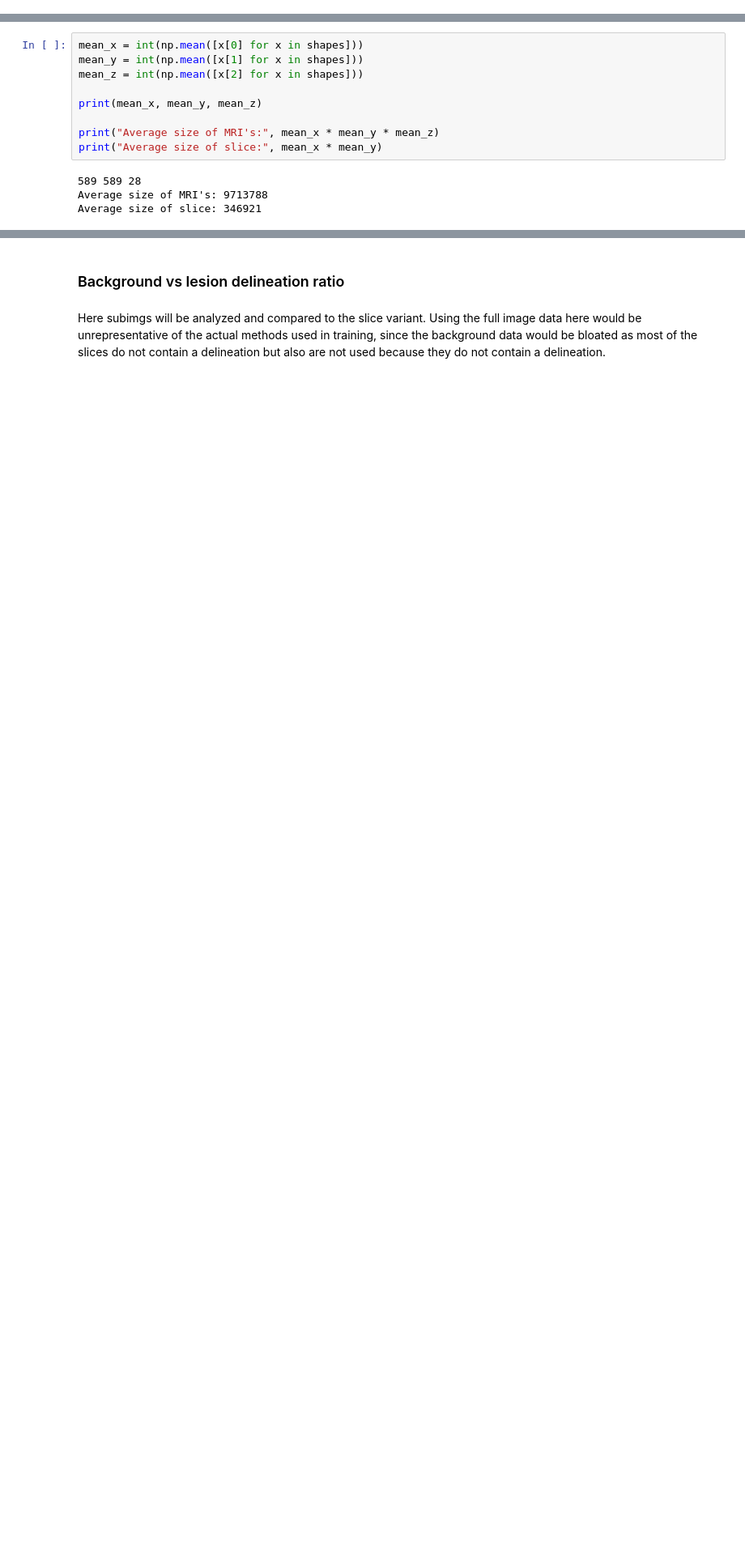
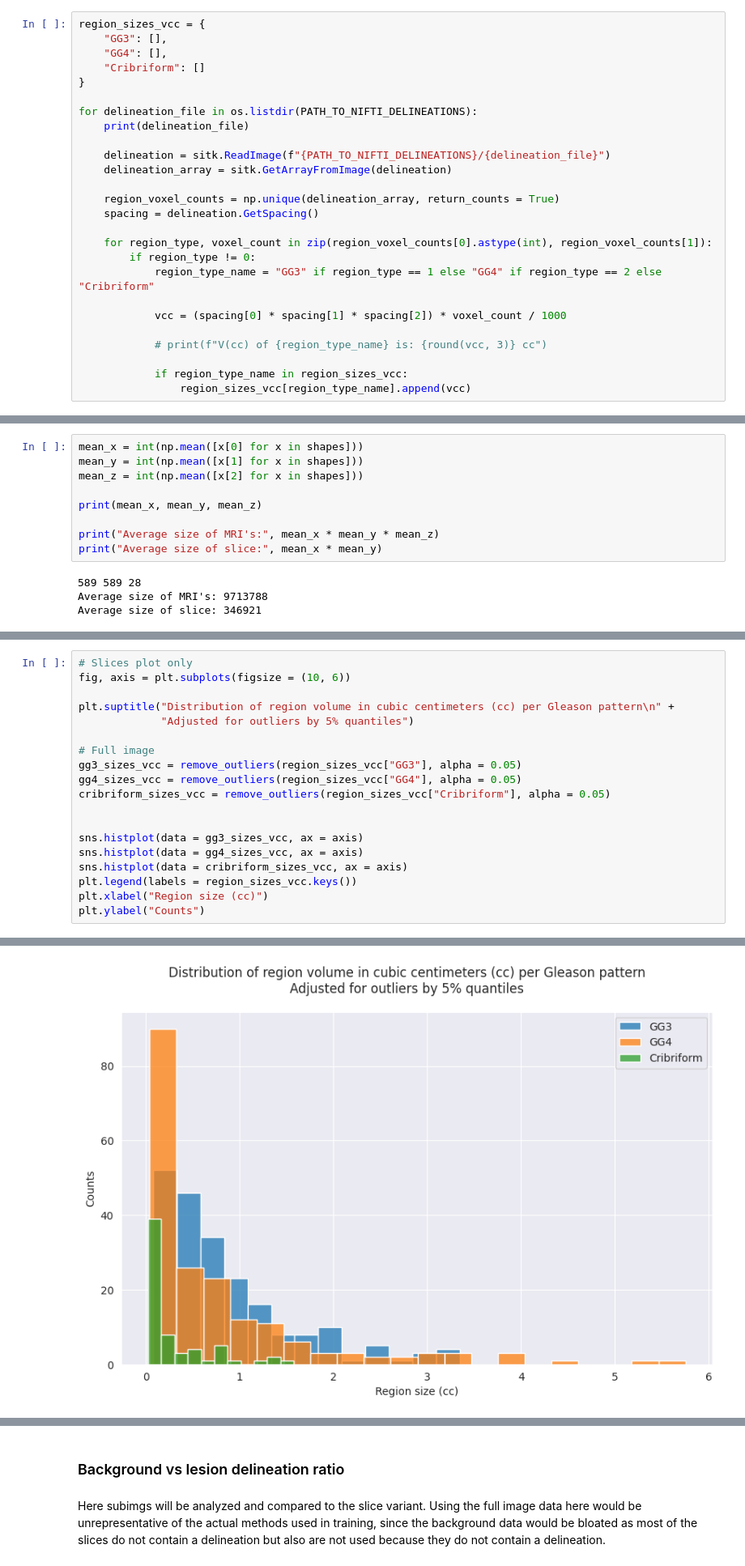
Before and after one commit to Looqes/pca_thesis_project, a Jupyter notebook: notebooks/eda2.ipynb, the cells around one changed output, grey strips where cells are left out. Shown: that part at 81% size. Cells and saved outputs as stored; diff of their text form; blank space fills up the shorter version.

```diff
--- a/notebooks/eda2.ipynb
+++ b/notebooks/eda2.ipynb
@@ -19,3 +23,29 @@ from patient import Patient
 patient_loader = read_scans_utils.load_patients_from_pickle(
             pickles_path = "../data/pkl_preprocessed"
         )
+# %%
+region_sizes_vcc = {
+    "GG3": [],
+    "GG4": [],
+    "Cribriform": []
+}
+
+for delineation_file in os.listdir(PATH_TO_NIFTI_DELINEATIONS):
+    print(delineation_file)
+
+    delineation = sitk.ReadImage(f"{PATH_TO_NIFTI_DELINEATIONS}/{delineation_file}")
+    delineation_array = sitk.GetArrayFromImage(delineation)
+
+    region_voxel_counts = np.unique(delineation_array, return_counts = True)
+    spacing = delineation.GetSpacing()
+
+    for region_type, voxel_count in zip(region_voxel_counts[0].astype(int), region_voxel_counts[1]):
+        if region_type != 0:
+            region_type_name = "GG3" if region_type == 1 else "GG4" if region_type == 2 else "Cribriform"
+
+            vcc = (spacing[0] * spacing[1] * spacing[2]) * voxel_count / 1000
+
+            # print(f"V(cc) of {region_type_name} is: {round(vcc, 3)} cc")
+
+            if region_type_name in region_sizes_vcc:
+                region_sizes_vcc[region_type_name].append(vcc)
@@ -302,0 +359,20 @@ Average size of slice: 346921
+# %%
+# Slices plot only
+fig, axis = plt.subplots(figsize = (10, 6))
+
+plt.suptitle("Distribution of region volume in cubic centimeters (cc) per Gleason pattern\n" +
+             "Adjusted for outliers by 5% quantiles")
+
+# Full image
+gg3_sizes_vcc = remove_outliers(region_sizes_vcc["GG3"], alpha = 0.05)
+gg4_sizes_vcc = remove_outliers(region_sizes_vcc["GG4"], alpha = 0.05)
+cribriform_sizes_vcc = remove_outliers(region_sizes_vcc["Cribriform"], alpha = 0.05)
+
+
+sns.histplot(data = gg3_sizes_vcc, ax = axis)
+sns.histplot(data = gg4_sizes_vcc, ax = axis)
+sns.histplot(data = cribriform_sizes_vcc, ax = axis)
+plt.legend(labels = region_sizes_vcc.keys())
+plt.xlabel("Region size (cc)")
+plt.ylabel("Counts")
+# %% [output]
@@ -302,0 +380 @@ Average size of slice: 346921
+[figure, added]
```
Also changed, not shown: parts of 15 cells of this notebook, 1 other file.
